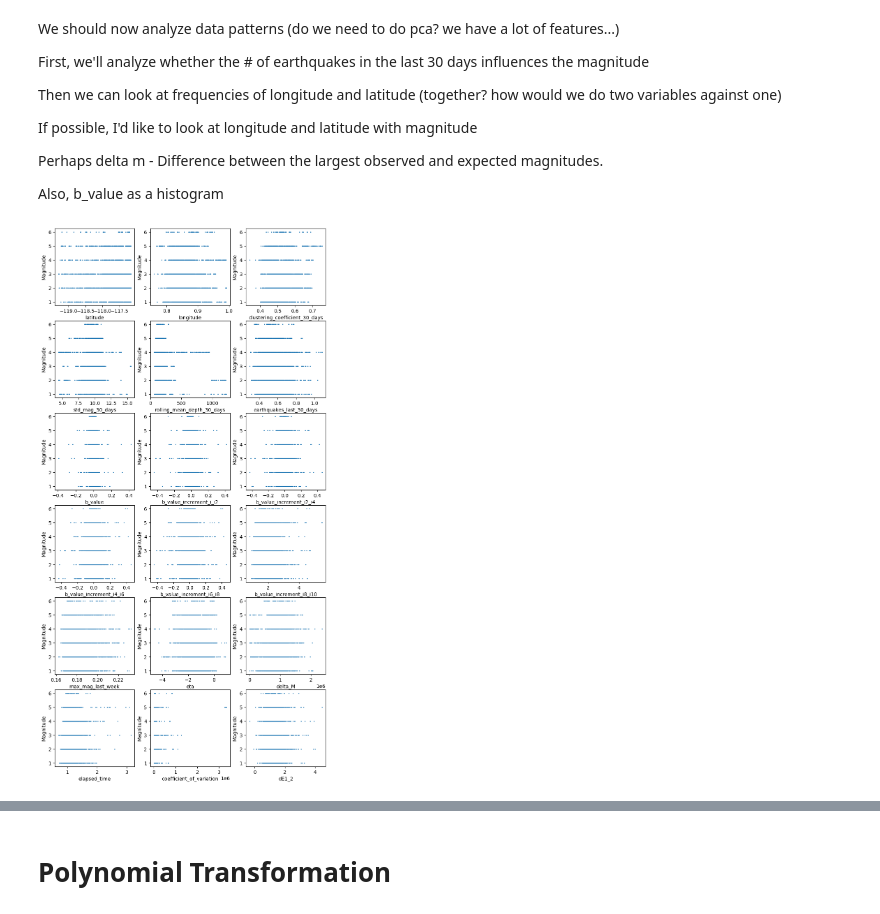
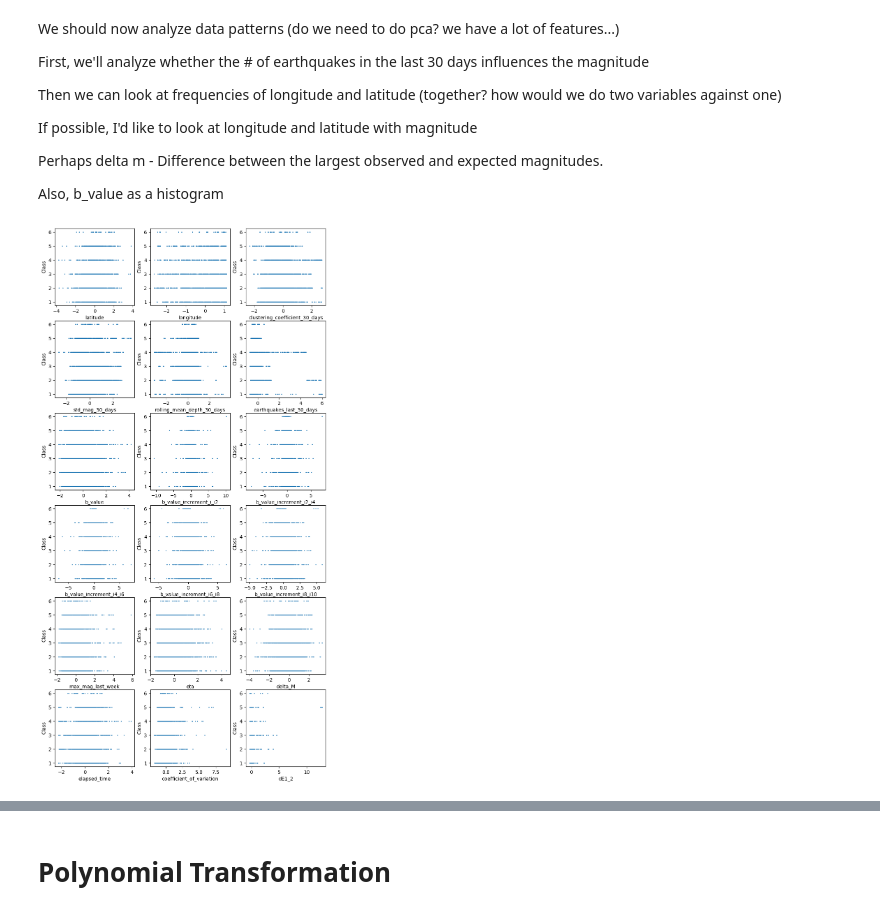
Before and after one commit to Goosy-Goose/CS-UY-4563-final-project, a Jupyter notebook: final_project.ipynb, the cells around one changed output, grey strips where cells are left out. Saved outputs shown, nothing was run; the diff lists cells and outputs as text; code cells hidden in the pictures.

```diff
--- a/final_project.ipynb
+++ b/final_project.ipynb
@@ -138,4 +148,5 @@ np.random.shuffle(data)
 data = data[:3000, :]
 X = data[:,:19]
 y = data[:,19]
+X = scaler.fit_transform(X)
 y = y.reshape(-1,1)
@@ -186,10 +206,11 @@ Also, b_value as a histogram
 # %%
 fig, axs = plt.subplots(6, 3, figsize=(10,20))
 for i in range (0,6):
    for j in range (0,3):
-       axs[i, j].scatter(X_tr[:,i*3+j+1],y_tr, s=1)
+       axs[i, j].scatter(X_tr[:,i*3+j],y_tr, s=1)
+    #    axs[i, j].stem(X_tr[:,i*3+j],y_tr, s=1)
        axs[i, j].set_xlabel(feature_names[i*3+j])
 for ax in axs.flat:
-    ax.set( ylabel='Magnitude')
+    ax.set( ylabel='Class')
 # %% [output]
-[figure, old version]
+[figure, new version]
```
Also changed, not shown: parts of 43 cells of this notebook, 2 other files.
